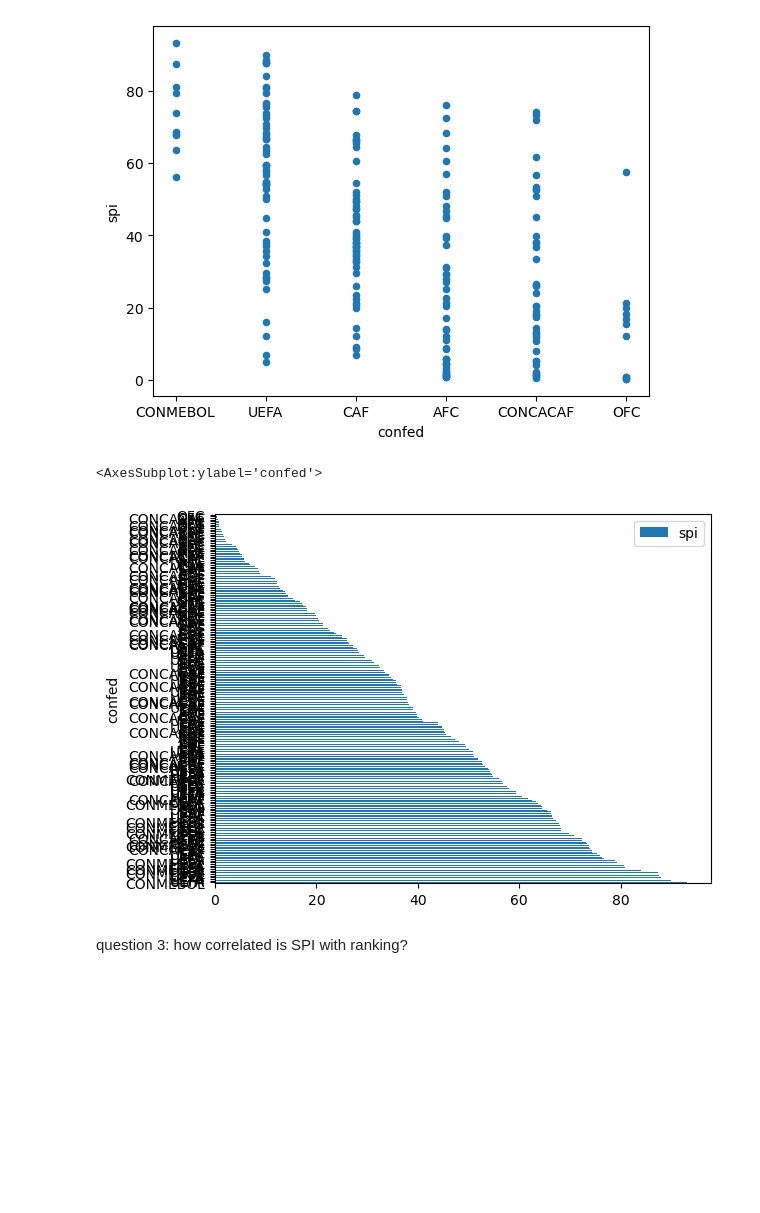
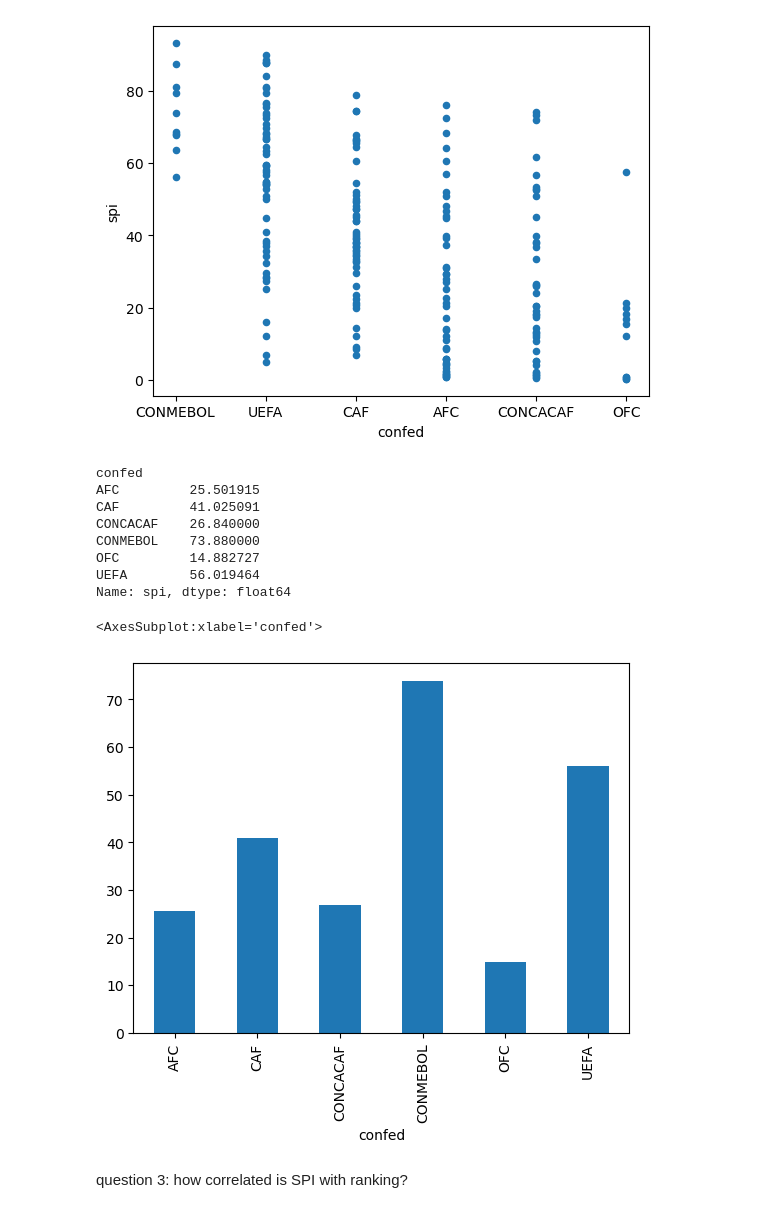
Before and after one commit to Lfickling/Lfickling.github.io, a Jupyter notebook: footballAnalysis.ipynb, the cells around one changed output. Cells and saved outputs as stored; diff of their text form; code cells hidden in the pictures; blank space fills up the shorter version.

```diff
--- a/footballAnalysis.ipynb
+++ b/footballAnalysis.ipynb
@@ -122,10 +122,21 @@ intl.plot(x='confed', y='spi', kind = 'scatter')
 <AxesSubplot:xlabel='confed', ylabel='spi'>
 [figure]
 # %%
-intl.plot(x='confed', y='spi', kind = 'barh')
+intl.groupby(['confed'])['spi'].mean()
 # %% [output]
-<AxesSubplot:ylabel='confed'>
+confed
+AFC         25.501915
+CAF         41.025091
+CONCACAF    26.840000
+CONMEBOL    73.880000
+OFC         14.882727
+UEFA        56.019464
+Name: spi, dtype: float64
-[figure, removed]
+# %%
+intl.groupby(['confed'])['spi'].mean().plot(kind = 'bar')
+# %% [output]
+<AxesSubplot:xlabel='confed'>
+[figure, added]
 # %% [markdown]
 question 3: how correlated is SPI with ranking?
 # %%
```
Also changed, not shown: parts of 2 cells of this notebook.
